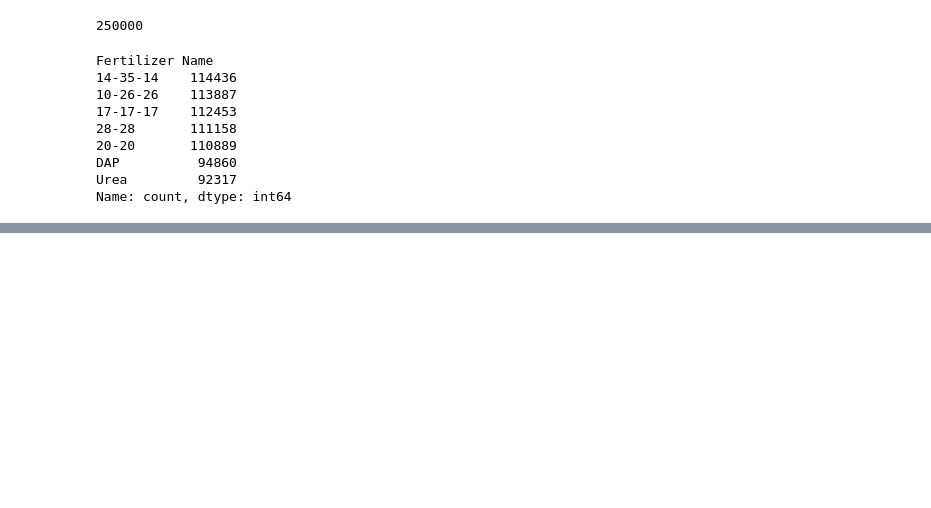
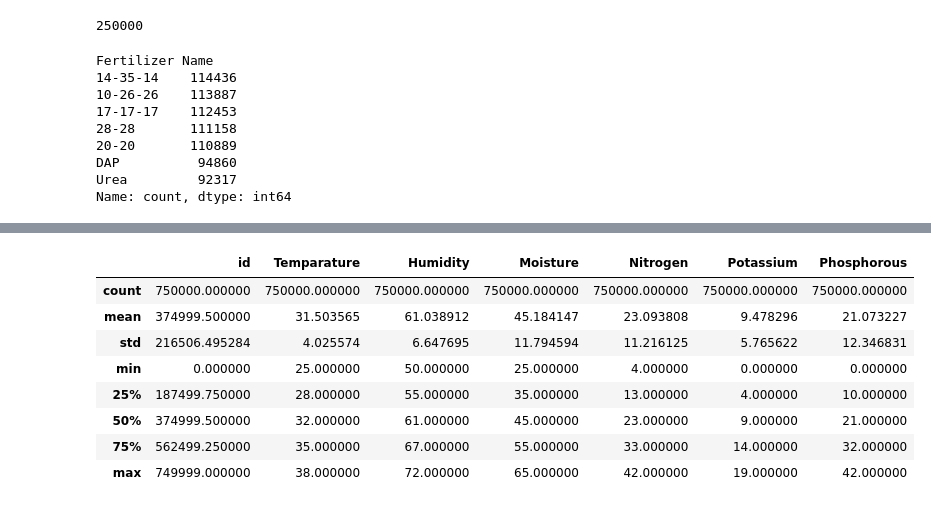
Before and after one commit to shashi3876/kaggle-Predicting-Optimal-Fertilizers, a Jupyter notebook: Initial_EDA.ipynb, the cells around one changed output, grey strips where cells are left out. Cells and saved outputs as stored; diff of their text form; code cells hidden in the pictures; blank space fills up the shorter version.

```diff
--- a/Initial_EDA.ipynb
+++ b/Initial_EDA.ipynb
@@ -62,0 +126,12 @@ sample_submission.to_csv('most_common.csv',index=False)
+# %%
+train.describe()
+# %% [output]
+|  | id | Temparature | Humidity | Moisture | Nitrogen | Potassium | Phosphorous |
+| count | 750000.000000 | 750000.000000 | 750000.000000 | 750000.000000 | 750000.000000 | 750000.000000 | 750000.000000 |
+| mean | 374999.500000 | 31.503565 | 61.038912 | 45.184147 | 23.093808 | 9.478296 | 21.073227 |
+| std | 216506.495284 | 4.025574 | 6.647695 | 11.794594 | 11.216125 | 5.765622 | 12.346831 |
+| min | 0.000000 | 25.000000 | 50.000000 | 25.000000 | 4.000000 | 0.000000 | 0.000000 |
+| 25% | 187499.750000 | 28.000000 | 55.000000 | 35.000000 | 13.000000 | 4.000000 | 10.000000 |
+| 50% | 374999.500000 | 32.000000 | 61.000000 | 45.000000 | 23.000000 | 9.000000 | 21.000000 |
+| 75% | 562499.250000 | 35.000000 | 67.000000 | 55.000000 | 33.000000 | 14.000000 | 32.000000 |
+| max | 749999.000000 | 38.000000 | 72.000000 | 65.000000 | 42.000000 | 19.000000 | 42.000000 |
```
Also changed, not shown: parts of 18 cells of this notebook.
